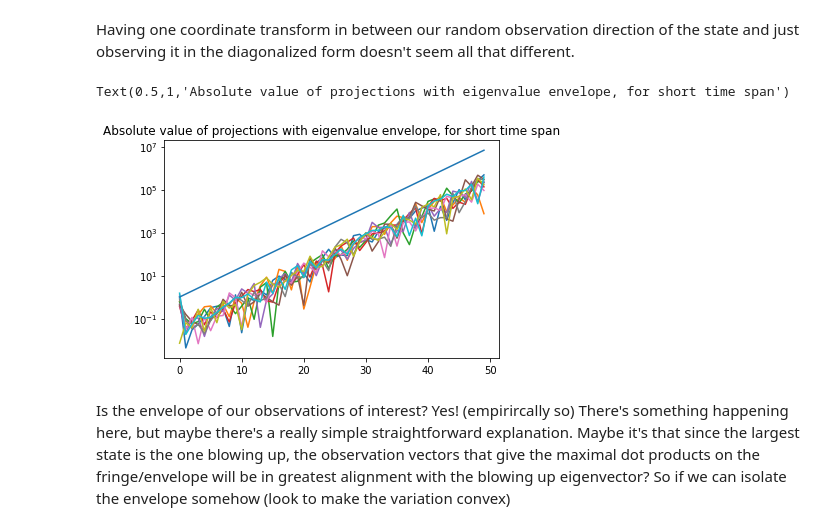
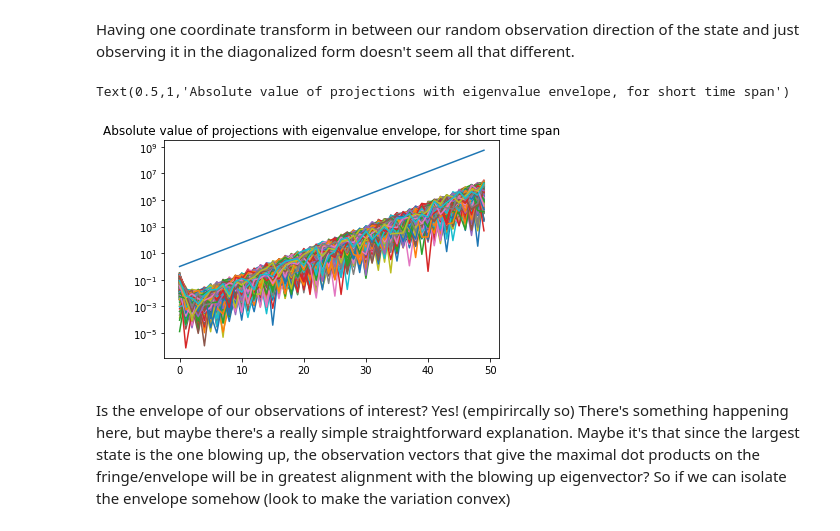
Before and after one commit to rahularya50/control-proj, a Jupyter notebook: Jupyter Notebooks/Randomized Eigenvalues (Diagonal Case).ipynb, the cells around one changed output. Saved outputs shown, nothing was run; the diff lists cells and outputs as text; code cells hidden in the pictures.

```diff
--- a/Jupyter Notebooks/Randomized Eigenvalues (Diagonal Case).ipynb
+++ b/Jupyter Notebooks/Randomized Eigenvalues (Diagonal Case).ipynb
@@ -10,12 +10,12 @@ from linalg_helper import *
 First, we'll simulate a system with 10 dimensions, 1 unstable eigenvalue and all others stable
 # %%
 dim = 100
-A = make_random_diagonal_matrix(dim, 1, 0.7, 1)
+A = make_random_diagonal_matrix(dim, 1, 0.5, 1)
 print('Eigenvalues of matrix')
 for i in range(dim):
     print(A[i, i])
 C = make_random_subspace(dim, dim)
-x_init = np.ones(dim)
+x_init = make_random_direction(dim)
 x = simulate_free_response(A, 20, x_init)
 x_obs = (C.dot(x.T)).T
 print('\nActual states')
@@ -56,28 +56,29 @@ Asymptotic behavior doesn't show up until after a while in the unstable system.
 # %% [markdown]
 Having one coordinate transform in between our random observation direction of the state and just observing it in the diagonalized form doesn't seem all that different.
 # %%
-trials = 10
+trials = 1000
 obs_vecs = np.zeros([(N+1)*trials, dim])
 
 for i in range((N+1)*trials):
     obs_vecs[i,:] = make_random_direction(dim).reshape([1, dim])
 # %%
 t_final = 50
-lambda_vec = np.array([A[0,0] ** n for n in range(t_final)])
+eig = max(np.diagonal(A))
+lambda_vec = np.array([eig ** n for n in range(t_final)])
 
 obs = np.zeros([N+1, 0])
 
 for i in range(trials):
     obs_curr = obs_vecs[(N+1)*i:(N+1)*(i+1), :]
     obs_vec = np.abs(np.diagonal(obs_curr @ x2.T))
     obs = np.hstack((obs, obs_vec.reshape([N+1, 1])))
     plt.plot(range(t_final), obs_vec[0:t_final])
 plt.plot(range(t_final), lambda_vec)
 plt.yscale('log')
 plt.title('Absolute value of projections with eigenvalue envelope, for short time span')
 # %% [output]
 Text(0.5,1,'Absolute value of projections with eigenvalue envelope, for short time span')
-[figure, old version]
+[figure, new version]
 # %% [markdown]
 Is the envelope of our observations of interest? Yes! (empirircally so) There's something happening here, but maybe there's a really simple straightforward explanation. Maybe it's that since the largest state is the one blowing up, the observation vectors that give the maximal dot products on the fringe/envelope will be in greatest alignment with the blowing up eigenvector? So if we can isolate the envelope somehow (look to make the variation convex)
 # %% [markdown]
```
Also changed, not shown: parts of 6 cells of this notebook.
